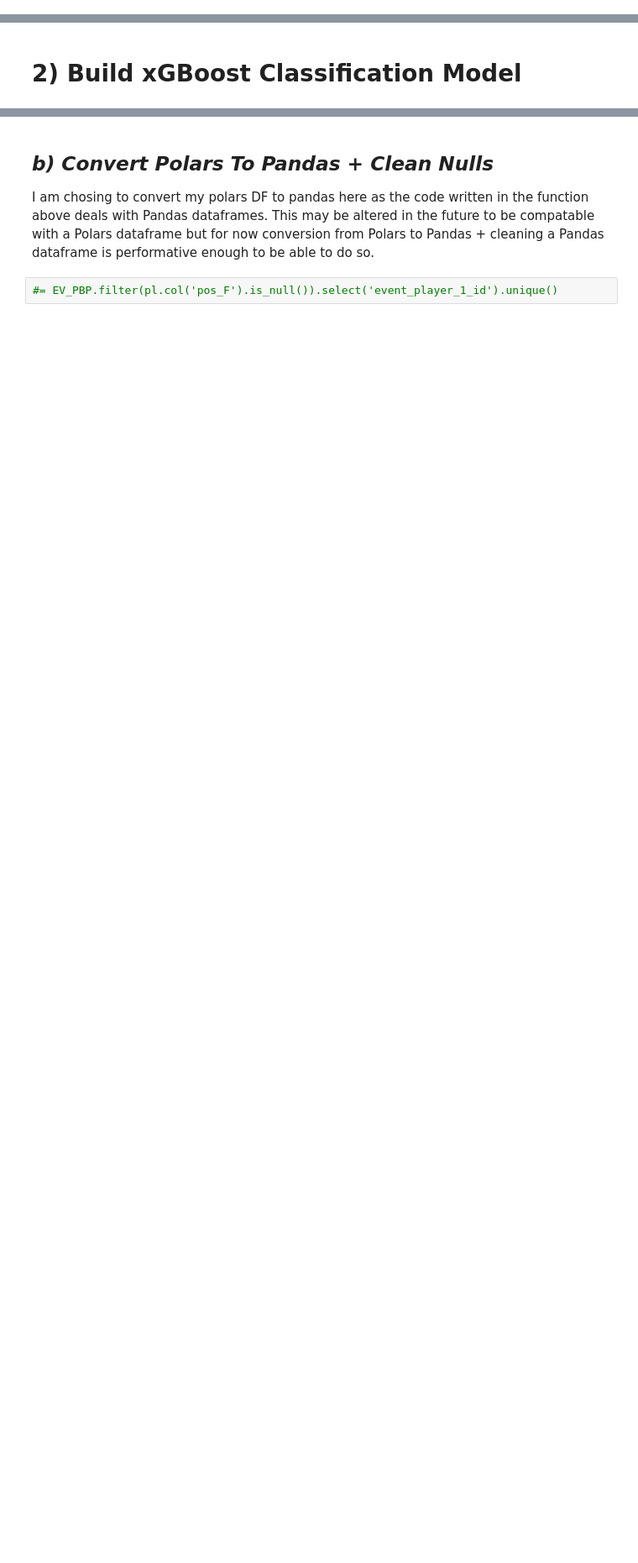
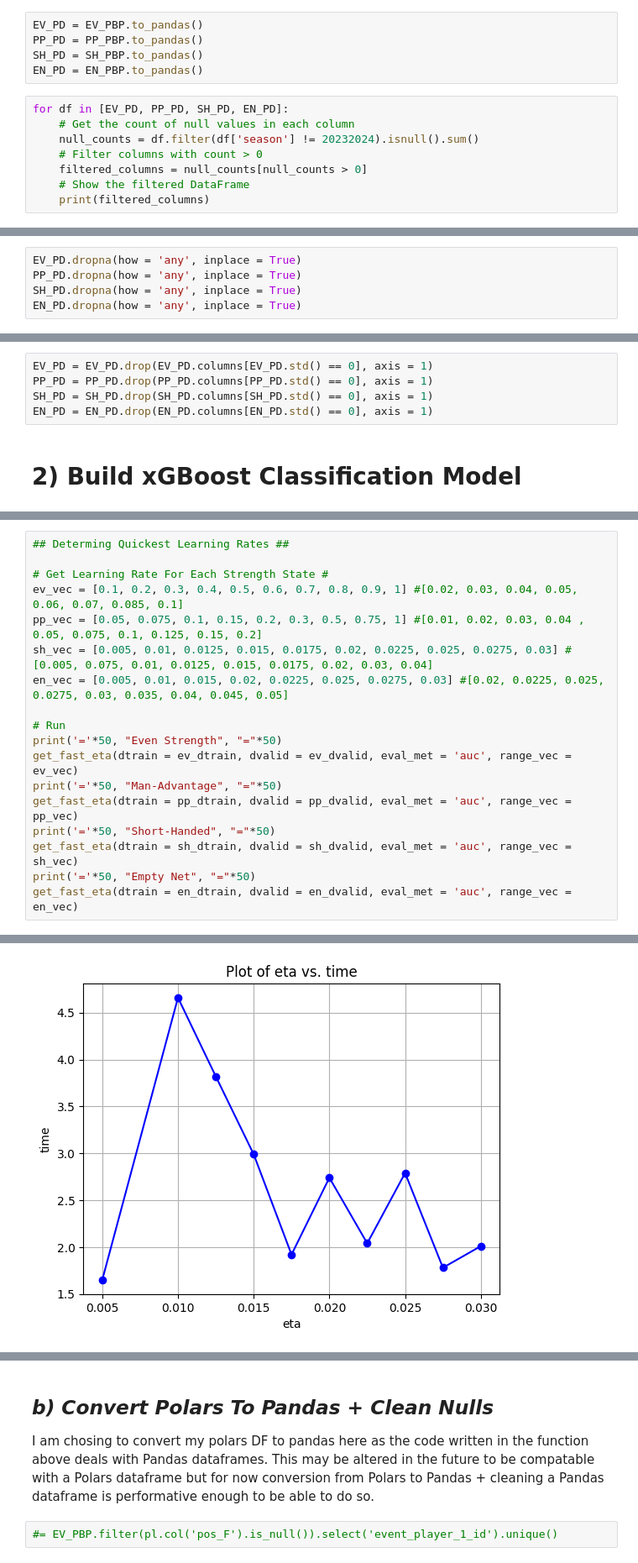
Before and after one commit to twinfield10/NHL-Data, a Jupyter notebook: NHL xG Model - Notebook.ipynb, the cells around one changed output, grey strips where cells are left out. Shown at 84% size. Saved outputs shown, nothing was run; the diff lists cells and outputs as text; blank space fills up the shorter version.

```diff
--- a/NHL xG Model - Notebook.ipynb
+++ b/NHL xG Model - Notebook.ipynb
@@ -1262,0 +1304,13 @@ EV_PD[EV_PD['event_angle'].isnull()]
+# %%
+EV_PD = EV_PBP.to_pandas()
+PP_PD = PP_PBP.to_pandas()
+SH_PD = SH_PBP.to_pandas()
+EN_PD = EN_PBP.to_pandas()
+# %%
+for df in [EV_PD, PP_PD, SH_PD, EN_PD]:
+    # Get the count of null values in each column
+    null_counts = df.filter(df['season'] != 20232024).isnull().sum()
+    # Filter columns with count > 0
+    filtered_columns = null_counts[null_counts > 0]
+    # Show the filtered DataFrame
+    print(filtered_columns)
@@ -1262,0 +1322,5 @@ EV_PD[EV_PD['event_angle'].isnull()]
+# %%
+EV_PD.dropna(how = 'any', inplace = True)
+PP_PD.dropna(how = 'any', inplace = True)
+SH_PD.dropna(how = 'any', inplace = True)
+EN_PD.dropna(how = 'any', inplace = True)
@@ -1263,2 +1348,7 @@ EV_PD[EV_PD['event_angle'].isnull()]
+# %%
+EV_PD = EV_PD.drop(EV_PD.columns[EV_PD.std() == 0], axis = 1)
+PP_PD = PP_PD.drop(PP_PD.columns[PP_PD.std() == 0], axis = 1)
+SH_PD = SH_PD.drop(SH_PD.columns[SH_PD.std() == 0], axis = 1)
+EN_PD = EN_PD.drop(EN_PD.columns[EN_PD.std() == 0], axis = 1)
 # %% [markdown]
 # 2) Build xGBoost Classification Model
@@ -1264,0 +1477,19 @@ EV_PD[EV_PD['event_angle'].isnull()]
+# %%
+## Determing Quickest Learning Rates ##
+
+# Get Learning Rate For Each Strength State #
+ev_vec = [0.1, 0.2, 0.3, 0.4, 0.5, 0.6, 0.7, 0.8, 0.9, 1] #[0.02, 0.03, 0.04, 0.05, 0.06, 0.07, 0.085, 0.1]
+pp_vec = [0.05, 0.075, 0.1, 0.15, 0.2, 0.3, 0.5, 0.75, 1] #[0.01, 0.02, 0.03, 0.04 , 0.05, 0.075, 0.1, 0.125, 0.15, 0.2]
+sh_vec = [0.005, 0.01, 0.0125, 0.015, 0.0175, 0.02, 0.0225, 0.025, 0.0275, 0.03] #[0.005, 0.075, 0.01, 0.0125, 0.015, 0.0175, 0.02, 0.03, 0.04]
+en_vec = [0.005, 0.01, 0.015, 0.02, 0.0225, 0.025, 0.0275, 0.03] #[0.02, 0.0225, 0.025, 0.0275, 0.03, 0.035, 0.04, 0.045, 0.05]
+
+# Run
+print('='*50, "Even Strength", "="*50)
+get_fast_eta(dtrain = ev_dtrain, dvalid = ev_dvalid, eval_met = 'auc', range_vec = ev_vec)
+print('='*50, "Man-Advantage", "="*50)
+get_fast_eta(dtrain = pp_dtrain, dvalid = pp_dvalid, eval_met = 'auc', range_vec = pp_vec)
+print('='*50, "Short-Handed", "="*50)
+get_fast_eta(dtrain = sh_dtrain, dvalid = sh_dvalid, eval_met = 'auc', range_vec = sh_vec)
+print('='*50, "Empty Net", "="*50)
+get_fast_eta(dtrain = en_dtrain, dvalid = en_dvalid, eval_met = 'auc', range_vec = en_vec)
+# %% [output]
@@ -1264,0 +1509 @@ EV_PD[EV_PD['event_angle'].isnull()]
+[figure, added]
```
Also changed, not shown: parts of 63 cells of this notebook.
